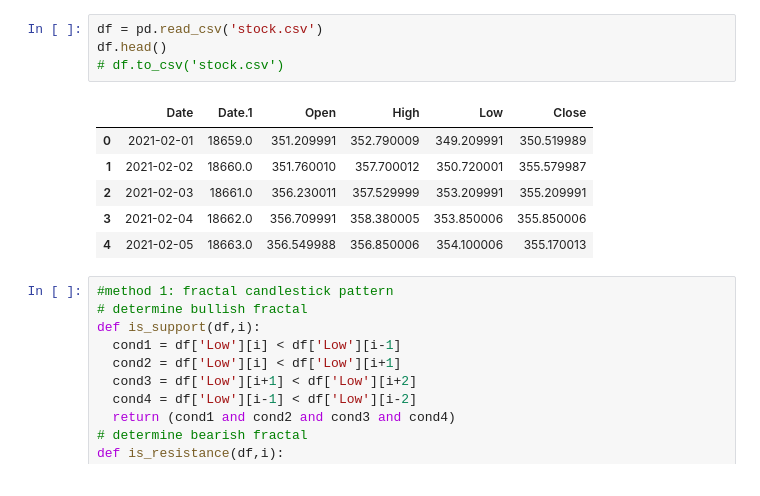
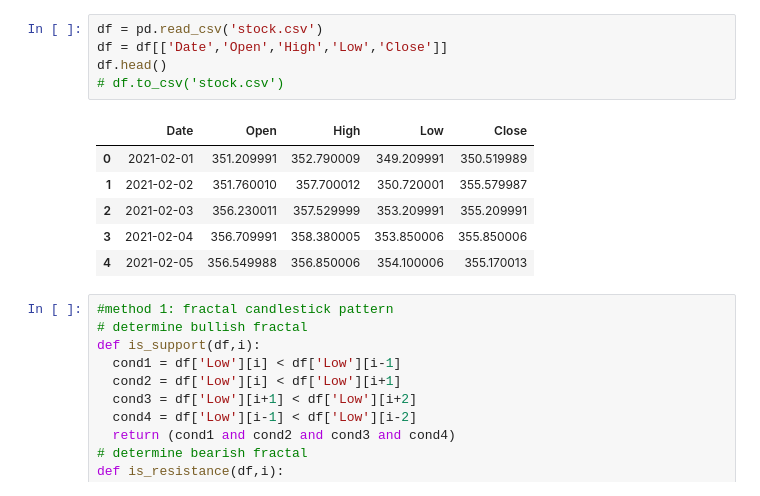
Before and after one commit to wolfwithcode/TimeSeriesForecastingProphet, a Jupyter notebook: support_resistance.ipynb, the cells around one changed output. Cells and saved outputs as stored; diff of their text form.

```diff
--- a/support_resistance.ipynb
+++ b/support_resistance.ipynb
@@ -39,14 +21,15 @@ Requirement already satisfied: pytz>=2017.2 in c:\programdata\anaconda3\lib\site
 # %%
 df = pd.read_csv('stock.csv')
+df = df[['Date','Open','High','Low','Close']]
 df.head()
 # df.to_csv('stock.csv')
 # %% [output]
-|  | Date | Date.1 | Open | High | Low | Close |
-| 0 | 2021-02-01 | 18659.0 | 351.209991 | 352.790009 | 349.209991 | 350.519989 |
-| 1 | 2021-02-02 | 18660.0 | 351.760010 | 357.700012 | 350.720001 | 355.579987 |
-| 2 | 2021-02-03 | 18661.0 | 356.230011 | 357.529999 | 353.209991 | 355.209991 |
-| 3 | 2021-02-04 | 18662.0 | 356.709991 | 358.380005 | 353.850006 | 355.850006 |
-| 4 | 2021-02-05 | 18663.0 | 356.549988 | 356.850006 | 354.100006 | 355.170013 |
+|  | Date | Open | High | Low | Close |
+| 0 | 2021-02-01 | 351.209991 | 352.790009 | 349.209991 | 350.519989 |
+| 1 | 2021-02-02 | 351.760010 | 357.700012 | 350.720001 | 355.579987 |
+| 2 | 2021-02-03 | 356.230011 | 357.529999 | 353.209991 | 355.209991 |
+| 3 | 2021-02-04 | 356.709991 | 358.380005 | 353.850006 | 355.850006 |
+| 4 | 2021-02-05 | 356.549988 | 356.850006 | 354.100006 | 355.170013 |
 # %%
 #method 1: fractal candlestick pattern
 # determine bullish fractal
```
Also changed, not shown: parts of 8 cells of this notebook, 6 other files.
